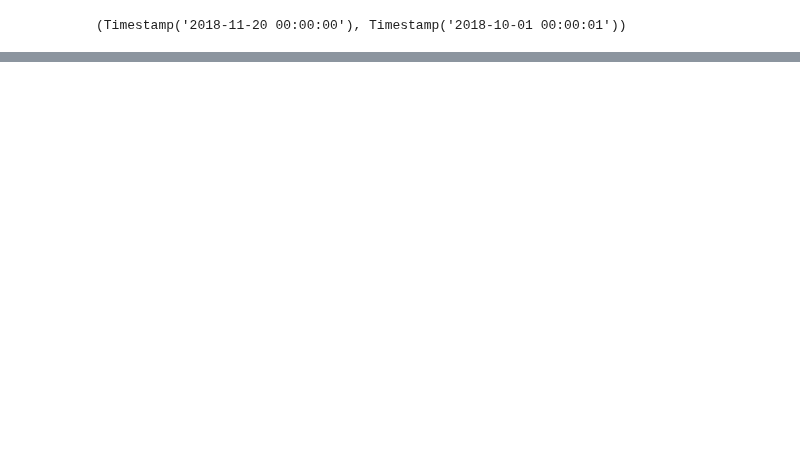
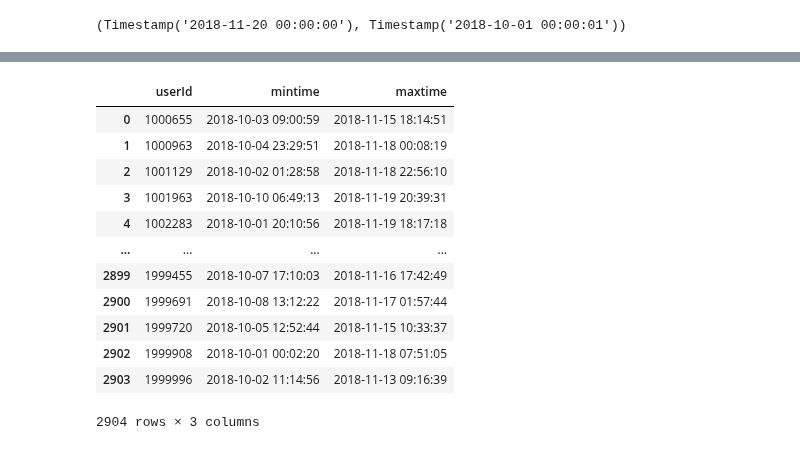
Before and after one commit to Martinoor/datascience, a Jupyter notebook: EDA_test.ipynb, the cells around one changed output, grey strips where cells are left out. Saved outputs shown, nothing was run; the diff lists cells and outputs as text; code cells hidden in the pictures; blank space fills up the shorter version.

```diff
--- a/EDA_test.ipynb
+++ b/EDA_test.ipynb
@@ -102 +70,4 @@ test.loc[test['page'] == 'Cancellation Confirmation']
+# %%
+user_times_test = test.groupby('userId')['time'].agg(['min', 'max']).reset_index()
+user_times_test = user_times_test.rename(columns={'min': 'mintime', 'max': 'maxtime'})
 # %%
@@ -117,0 +105,16 @@ test
+# %%
+user_times_test
+# %% [output]
+|  | userId | mintime | maxtime |
+| 0 | 1000655 | 2018-10-03 09:00:59 | 2018-11-15 18:14:51 |
+| 1 | 1000963 | 2018-10-04 23:29:51 | 2018-11-18 00:08:19 |
+| 2 | 1001129 | 2018-10-02 01:28:58 | 2018-11-18 22:56:10 |
+| 3 | 1001963 | 2018-10-10 06:49:13 | 2018-11-19 20:39:31 |
+| 4 | 1002283 | 2018-10-01 20:10:56 | 2018-11-19 18:17:18 |
+| ... | ... | ... | ... |
+| 2899 | 1999455 | 2018-10-07 17:10:03 | 2018-11-16 17:42:49 |
+| 2900 | 1999691 | 2018-10-08 13:12:22 | 2018-11-17 01:57:44 |
+| 2901 | 1999720 | 2018-10-05 12:52:44 | 2018-11-15 10:33:37 |
+| 2902 | 1999908 | 2018-10-01 00:02:20 | 2018-11-18 07:51:05 |
+| 2903 | 1999996 | 2018-10-02 11:14:56 | 2018-11-13 09:16:39 |
+2904 rows × 3 columns
```
Also changed, not shown: parts of 8 cells of this notebook, 4 other files.
